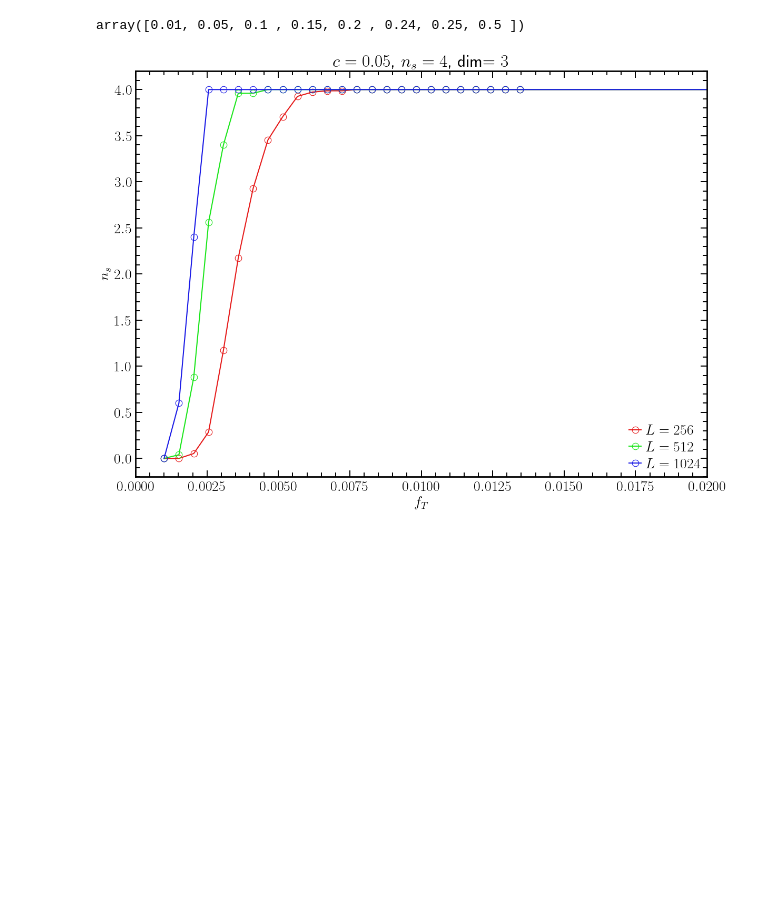
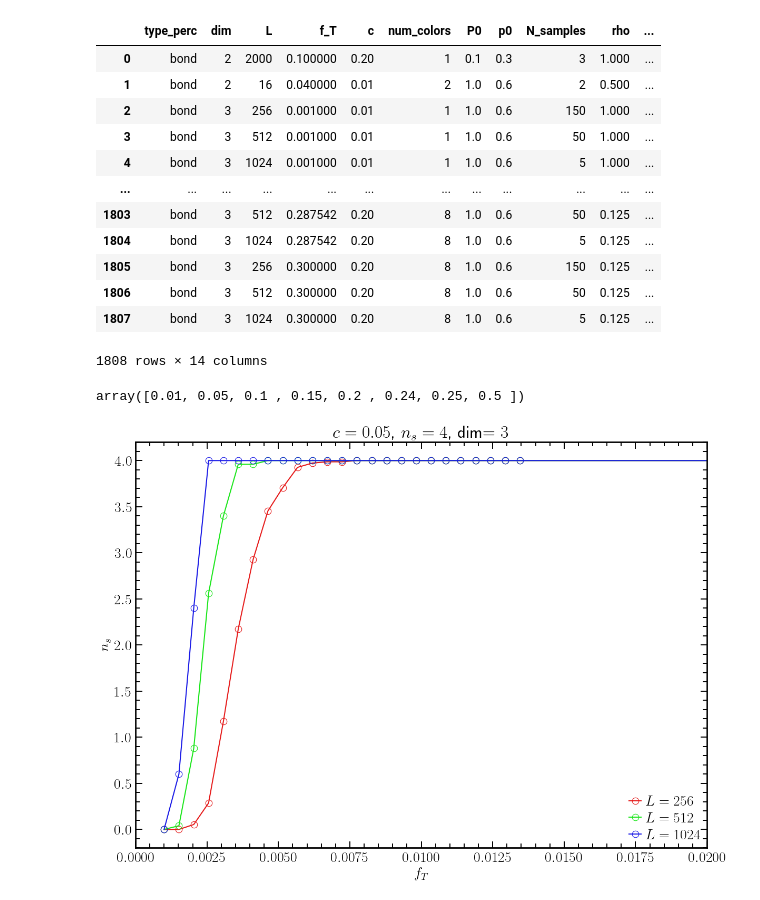
Before and after one commit to JuniorAlencar/self_organization_percolation, a Jupyter notebook: jupyter/Colors_Analysis_3D.ipynb, the cells around one changed output. Saved outputs shown, nothing was run; the diff lists cells and outputs as text; code cells hidden in the pictures; blank space fills up the shorter version.

```diff
--- a/jupyter/Colors_Analysis_3D.ipynb
+++ b/jupyter/Colors_Analysis_3D.ipynb
@@ -25,3 +25,20 @@ df
+# %%
+df_dynamic = pd.read_csv("../SOP_data/all_colors_dynamic.dat", sep=' ')
+df_dynamic
+# %% [output]
+|  | type_perc | dim | L | f_T | c | num_colors | P0 | p0 | N_samples | rho | ... |
+| 0 | bond | 2 | 2000 | 0.100000 | 0.20 | 1 | 0.1 | 0.3 | 3 | 1.000 | ... |
+| 1 | bond | 2 | 16 | 0.040000 | 0.01 | 2 | 1.0 | 0.6 | 2 | 0.500 | ... |
+| 2 | bond | 3 | 256 | 0.001000 | 0.01 | 1 | 1.0 | 0.6 | 150 | 1.000 | ... |
+| 3 | bond | 3 | 512 | 0.001000 | 0.01 | 1 | 1.0 | 0.6 | 50 | 1.000 | ... |
+| 4 | bond | 3 | 1024 | 0.001000 | 0.01 | 1 | 1.0 | 0.6 | 5 | 1.000 | ... |
+| ... | ... | ... | ... | ... | ... | ... | ... | ... | ... | ... | ... |
+| 1803 | bond | 3 | 512 | 0.287542 | 0.20 | 8 | 1.0 | 0.6 | 50 | 0.125 | ... |
+| 1804 | bond | 3 | 1024 | 0.287542 | 0.20 | 8 | 1.0 | 0.6 | 5 | 0.125 | ... |
+| 1805 | bond | 3 | 256 | 0.300000 | 0.20 | 8 | 1.0 | 0.6 | 150 | 0.125 | ... |
+| 1806 | bond | 3 | 512 | 0.300000 | 0.20 | 8 | 1.0 | 0.6 | 50 | 0.125 | ... |
+| 1807 | bond | 3 | 1024 | 0.300000 | 0.20 | 8 | 1.0 | 0.6 | 5 | 0.125 | ... |
+1808 rows × 14 columns
 # %%
 df['c'].unique()
 # %% [output]
```
Also changed, not shown: parts of 2 cells of this notebook, 15 other files.
